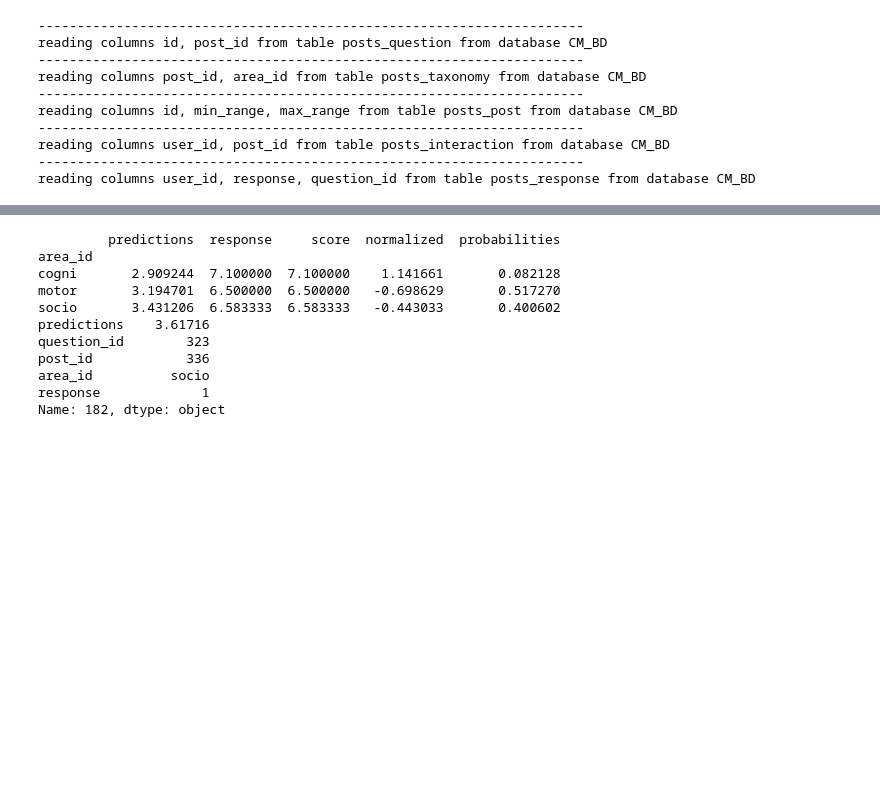
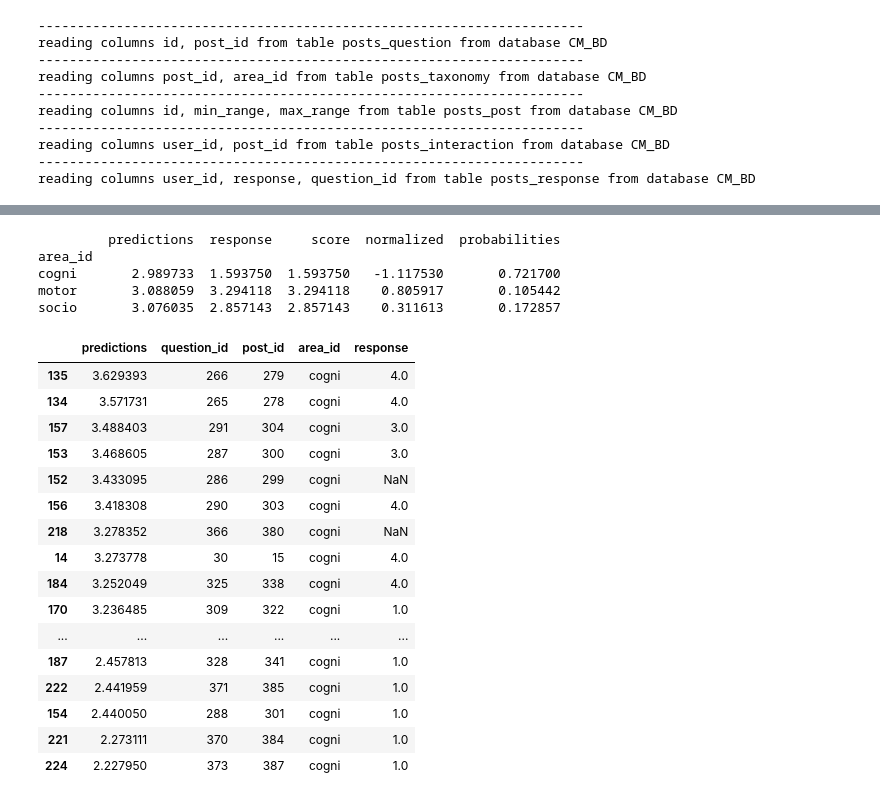
Before and after one commit to paloderosa/afinidata_recommender, a Jupyter notebook: model_testing.ipynb, the cells around one changed output, grey strips where cells are left out. Cells and saved outputs as stored; diff of their text form; code cells hidden in the pictures; blank space fills up the shorter version.

Commit message:
minor modifications to recommender

```diff
--- a/model_testing.ipynb
+++ b/model_testing.ipynb
@@ -193,16 +209,25 @@ Epoch 08601 / train loss 0.420254 / test loss 0.454158
 # %%
-pd.read_json(recommend(50, 10, fresh_data))
+pd.read_json(recommend(40776, 0, fresh_data))
+# %% [output]
+         predictions  response     score  normalized  probabilities
+area_id
+cogni       2.989733  1.593750  1.593750   -1.117530       0.721700
+motor       3.088059  3.294118  3.294118    0.805917       0.105442
+socio       3.076035  2.857143  2.857143    0.311613       0.172857
+|  | predictions | question_id | post_id | area_id | response |
+| 135 | 3.629393 | 266 | 279 | cogni | 4.0 |
+| 134 | 3.571731 | 265 | 278 | cogni | 4.0 |
+| 157 | 3.488403 | 291 | 304 | cogni | 3.0 |
+| 153 | 3.468605 | 287 | 300 | cogni | 3.0 |
+| 152 | 3.433095 | 286 | 299 | cogni | NaN |
+| 156 | 3.418308 | 290 | 303 | cogni | 4.0 |
+| 218 | 3.278352 | 366 | 380 | cogni | NaN |
+| 14 | 3.273778 | 30 | 15 | cogni | 4.0 |
+| 184 | 3.252049 | 325 | 338 | cogni | 4.0 |
+| 170 | 3.236485 | 309 | 322 | cogni | 1.0 |
+| ... | ... | ... | ... | ... | ... |
+| 187 | 2.457813 | 328 | 341 | cogni | 1.0 |
+| 222 | 2.441959 | 371 | 385 | cogni | 1.0 |
+| 154 | 2.440050 | 288 | 301 | cogni | 1.0 |
+| 221 | 2.273111 | 370 | 384 | cogni | 1.0 |
+| 224 | 2.227950 | 373 | 387 | cogni | 1.0 |
-# %%
-register_recommendation_response(50, 10)
-# %% [output]
-         predictions  response     score  normalized  probabilities
-area_id
-cogni       2.909244  7.100000  7.100000    1.141661       0.082128
-motor       3.194701  6.500000  6.500000   -0.698629       0.517270
-socio       3.431206  6.583333  6.583333   -0.443033       0.400602
-predictions    3.61716
-question_id        323
-post_id            336
-area_id          socio
-response             1
-Name: 182, dtype: object
```
Also changed, not shown: parts of 8 cells of this notebook, 1 other file.
